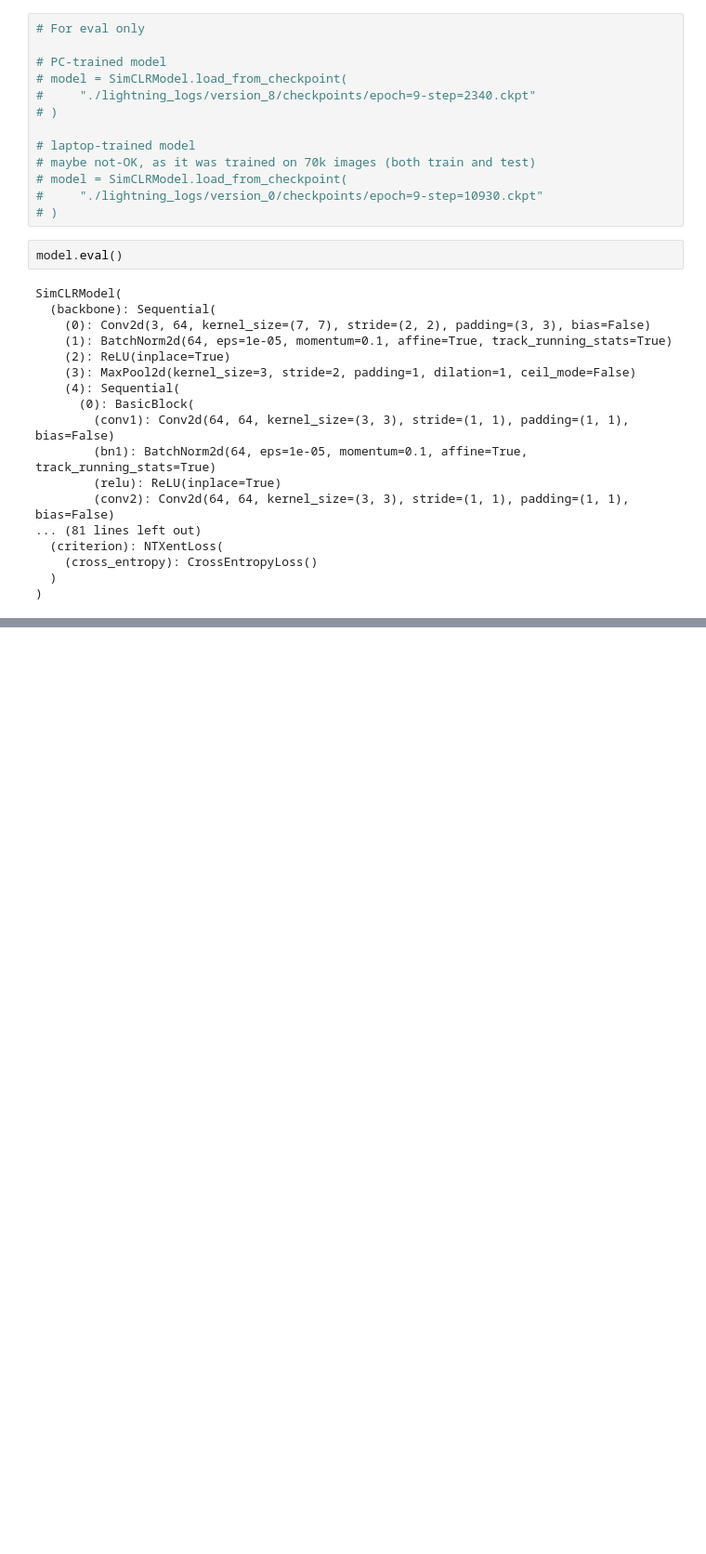
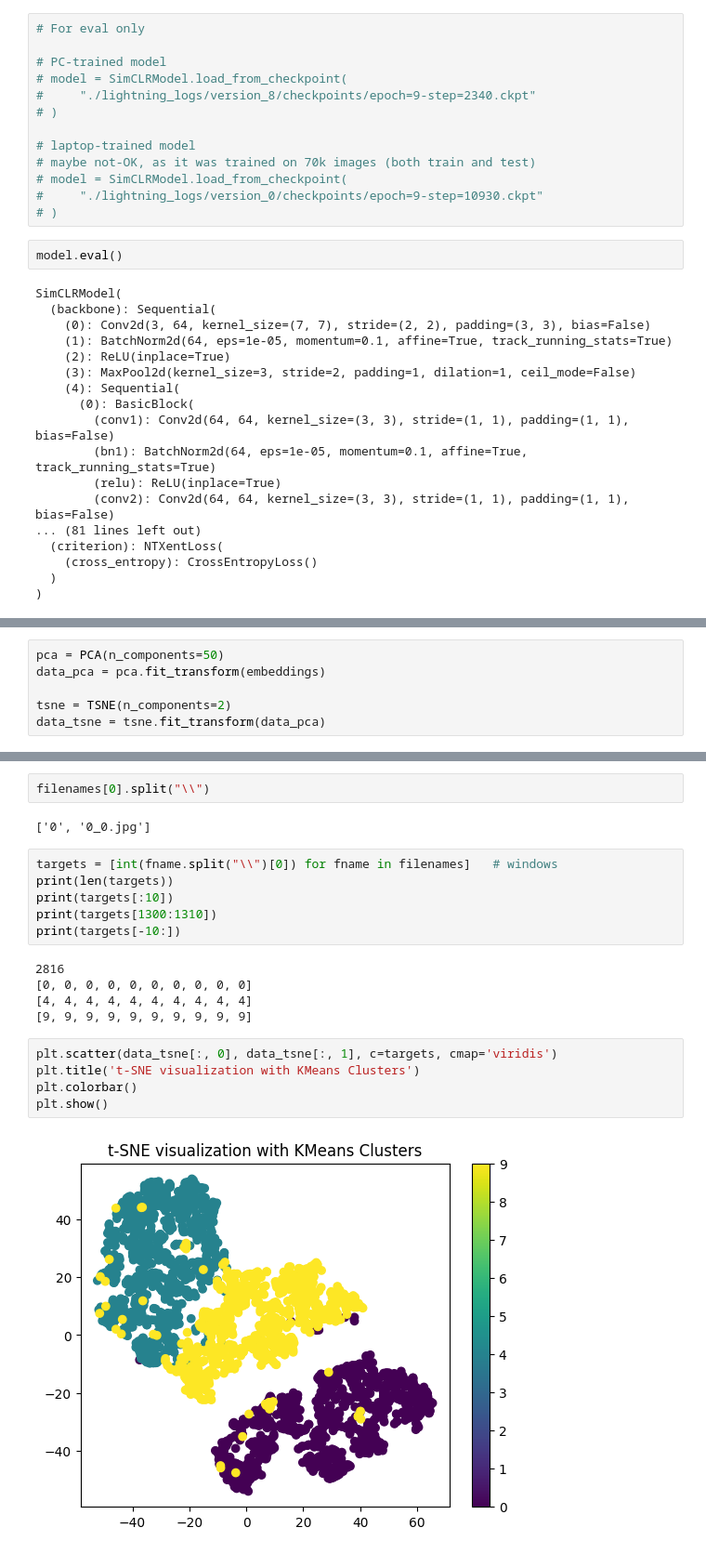
Before and after one commit to MKaczkow/ml_concepts, a Jupyter notebook: ideas/ssl/simcrl_mnist.ipynb, the cells around one changed output, grey strips where cells are left out. Shown at 93% size. Saved outputs shown, nothing was run; the diff lists cells and outputs as text; blank space fills up the shorter version.

```diff
--- a/ideas/ssl/simcrl_mnist.ipynb
+++ b/ideas/ssl/simcrl_mnist.ipynb
@@ -276,0 +464,6 @@ SimCLRModel(
+# %%
+pca = PCA(n_components=50)
+data_pca = pca.fit_transform(embeddings)
+
+tsne = TSNE(n_components=2)
+data_tsne = tsne.fit_transform(data_pca)
@@ -276,0 +489,22 @@ SimCLRModel(
+# %%
+filenames[0].split("\\")
+# %% [output]
+['0', '0_0.jpg']
+# %%
+targets = [int(fname.split("\\")[0]) for fname in filenames]   # windows
+print(len(targets))
+print(targets[:10])
+print(targets[1300:1310])
+print(targets[-10:])
+# %% [output]
+2816
+[0, 0, 0, 0, 0, 0, 0, 0, 0, 0]
+[4, 4, 4, 4, 4, 4, 4, 4, 4, 4]
+[9, 9, 9, 9, 9, 9, 9, 9, 9, 9]
+# %%
+plt.scatter(data_tsne[:, 0], data_tsne[:, 1], c=targets, cmap='viridis')
+plt.title('t-SNE visualization with KMeans Clusters')
+plt.colorbar()
+plt.show()
+# %% [output]
+[figure, added]
```
Also changed, not shown: parts of 28 cells of this notebook, 4 other files.
